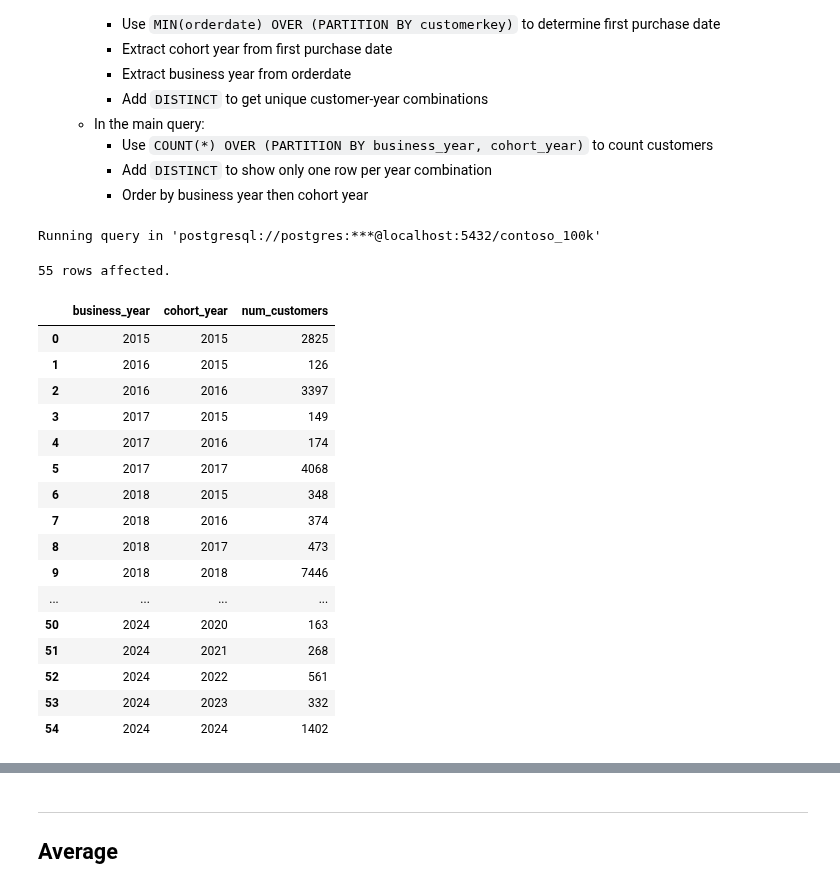
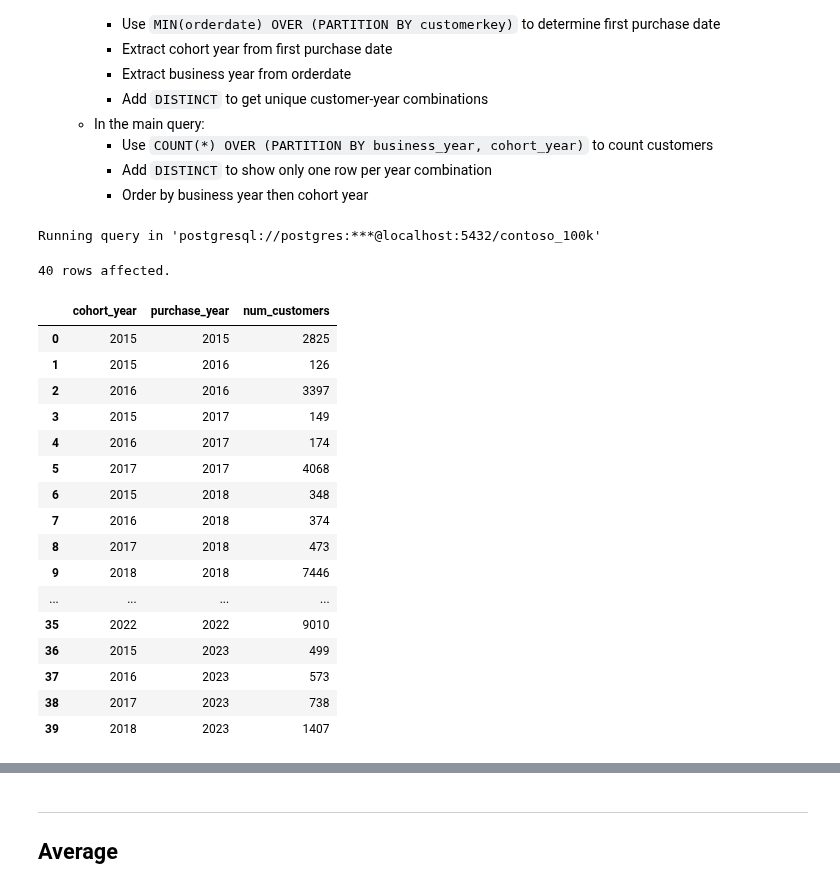
Before and after one commit to mgamzec/SQL_Data_Analytics_Project, a Jupyter notebook: 3_Windows_Functions/2_Aggregation.ipynb, the cells around one changed output, grey strips where cells are left out. Saved outputs shown, nothing was run; the diff lists cells and outputs as text; code cells hidden in the pictures.

```diff
--- a/3_Windows_Functions/2_Aggregation.ipynb
+++ b/3_Windows_Functions/2_Aggregation.ipynb
@@ -400,42 +400,42 @@ Running query in 'postgresql://postgres:***@localhost:5432/contoso_100k'
 # %%
 %%sql
 
-WITH cohort_analysis AS (
+WITH yearly_cohort AS (
     SELECT DISTINCT
         customerkey,
         EXTRACT(YEAR FROM MIN(orderdate) OVER (PARTITION BY customerkey)) AS cohort_year,
-        EXTRACT(YEAR FROM orderdate) AS business_year
+        EXTRACT(YEAR FROM orderdate) AS purchase_year  --moved
     FROM sales
 )
-
-SELECT DISTINCT
-    business_year,
+SELECT DISTINCT  -- added
     cohort_year,
-    COUNT(*) OVER (PARTITION BY business_year, cohort_year) as num_customers
-FROM cohort_analysis
+    purchase_year, --added
+    COUNT(*) OVER (PARTITION BY purchase_year, cohort_year) as num_customers  --added
+FROM yearly_cohort
 ORDER BY
-    business_year,
-    cohort_year;
+    purchase_year,
+    cohort_year
+LIMIT 40
 # %% [output]
 Running query in 'postgresql://postgres:***@localhost:5432/contoso_100k'
-55 rows affected.
+40 rows affected.
-|  | business_year | cohort_year | num_customers |
+|  | cohort_year | purchase_year | num_customers |
 | 0 | 2015 | 2015 | 2825 |
-| 1 | 2016 | 2015 | 126 |
+| 1 | 2015 | 2016 | 126 |
 | 2 | 2016 | 2016 | 3397 |
-| 3 | 2017 | 2015 | 149 |
-| 4 | 2017 | 2016 | 174 |
+| 3 | 2015 | 2017 | 149 |
+| 4 | 2016 | 2017 | 174 |
 | 5 | 2017 | 2017 | 4068 |
-| 6 | 2018 | 2015 | 348 |
-| 7 | 2018 | 2016 | 374 |
-| 8 | 2018 | 2017 | 473 |
+| 6 | 2015 | 2018 | 348 |
+| 7 | 2016 | 2018 | 374 |
+| 8 | 2017 | 2018 | 473 |
 | 9 | 2018 | 2018 | 7446 |
 | ... | ... | ... | ... |
-| 50 | 2024 | 2020 | 163 |
-| 51 | 2024 | 2021 | 268 |
-| 52 | 2024 | 2022 | 561 |
-| 53 | 2024 | 2023 | 332 |
-| 54 | 2024 | 2024 | 1402 |
+| 35 | 2022 | 2022 | 9010 |
+| 36 | 2015 | 2023 | 499 |
+| 37 | 2016 | 2023 | 573 |
+| 38 | 2017 | 2023 | 738 |
+| 39 | 2018 | 2023 | 1407 |
 # %% [markdown]
 <img src="../Resources/images/3.2_cohort_customer_yearly.png" alt="Cohort Customers" width="50%">
 
```
Also changed, not shown: parts of 10 cells of this notebook, 2 other files.
